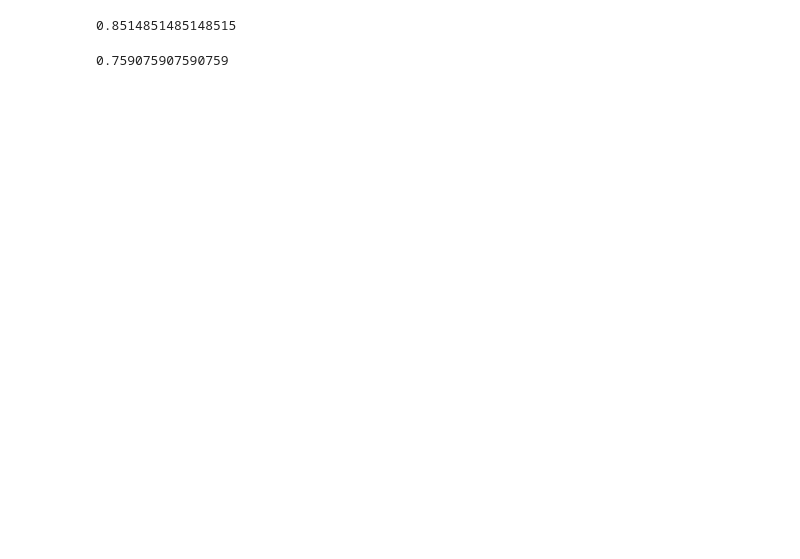
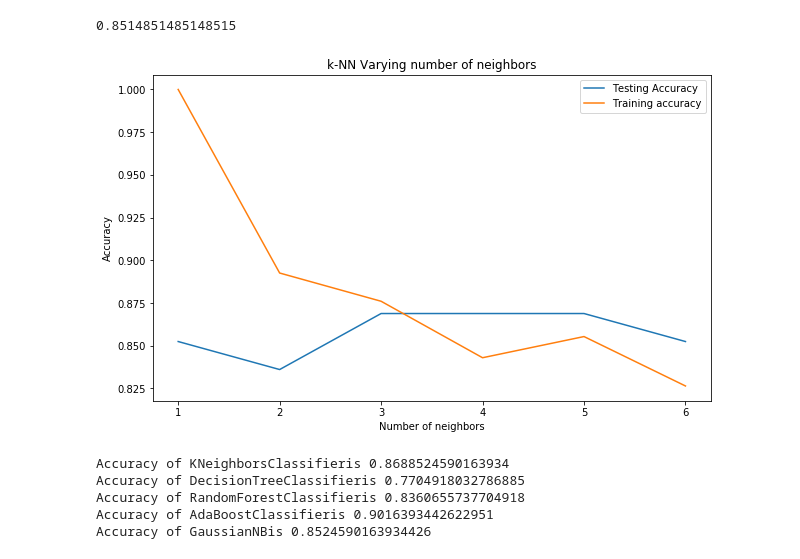
Before and after one commit to Bhavya-Babuta/Machine-Learning, a Jupyter notebook: Heart Disease UCI/HeartDiseaseUCI.ipynb, the cells around one changed output. Saved outputs shown, nothing was run; the diff lists cells and outputs as text; code cells hidden in the pictures; blank space fills up the shorter version.

```diff
--- a/Heart Disease UCI/HeartDiseaseUCI.ipynb
+++ b/Heart Disease UCI/HeartDiseaseUCI.ipynb
@@ -363,12 +354,33 @@ array([[ 0.00904214, -1.37761415,  0.80244755, -0.01546068, -0.00329017,
 print(classification_rate(pred,train.iloc[:,-1]))
 # %% [output]
 0.8514851485148515
-# %%
-from sklearn.neighbors import KNeighborsClassifier
-knn = KNeighborsClassifier(n_neighbors = 3)  # n_neighbors means k
-knn.fit(train.iloc[:,:-1], train.iloc[:,-1])
-prediction = knn.predict(train.iloc[:,:-1])
-# %%
-print(classification_rate(prediction,train.iloc[:,-1]))
-# %% [output]
-0.759075907590759
+# %%
+from sklearn.neighbors import KNeighborsClassifier
+
+neighbors = np.arange(1,7)
+train_accuracy =np.empty(len(neighbors))
+test_accuracy = np.empty(len(neighbors))
+
+for i,k in enumerate(neighbors):
+    #Setup a knn classifier with k neighbors
+    knn = KNeighborsClassifier(n_neighbors=k)
+
+    #Fit the model
+    knn.fit(x_train, y_train)
+
+    #Compute accuracy on the training set
+    train_accuracy[i] = knn.score(x_train, y_train)
+
+    #Compute accuracy on the test set
+    test_accuracy[i] = knn.score(x_test, y_test)
+# %%
+plt.figure(figsize=(10,6))
+plt.title('k-NN Varying number of neighbors')
+plt.plot(neighbors, test_accuracy, label='Testing Accuracy')
+plt.plot(neighbors, train_accuracy, label='Training accuracy')
+plt.legend()
+plt.xlabel('Number of neighbors')
+plt.ylabel('Accuracy')
+plt.show()
+# %% [output]
+[figure, added]
@@ -374,0 +393,23 @@ print(classification_rate(prediction,train.iloc[:,-1]))
+# %%
+Classifiers = [
+    KNeighborsClassifier(n_neighbors=5),
+    DecisionTreeClassifier(),
+    RandomForestClassifier(n_estimators=200),
+    AdaBoostClassifier(),
+    GaussianNB()]
+
+Accuracy=[]
+Model=[]
+for classifier in Classifiers:
+    fit = classifier.fit(x_train,y_train)
+    pred = fit.predict(x_test)
+    accuracy = classifier.score(x_test,y_test)
+    Accuracy.append(accuracy)
+    Model.append(classifier.__class__.__name__)
+    print('Accuracy of '+classifier.__class__.__name__+'is '+str(accuracy))
+# %% [output]
+Accuracy of KNeighborsClassifieris 0.8688524590163934
+Accuracy of DecisionTreeClassifieris 0.7704918032786885
+Accuracy of RandomForestClassifieris 0.8360655737704918
+Accuracy of AdaBoostClassifieris 0.9016393442622951
+Accuracy of GaussianNBis 0.8524590163934426
```
Also changed, not shown: parts of 18 cells of this notebook.
